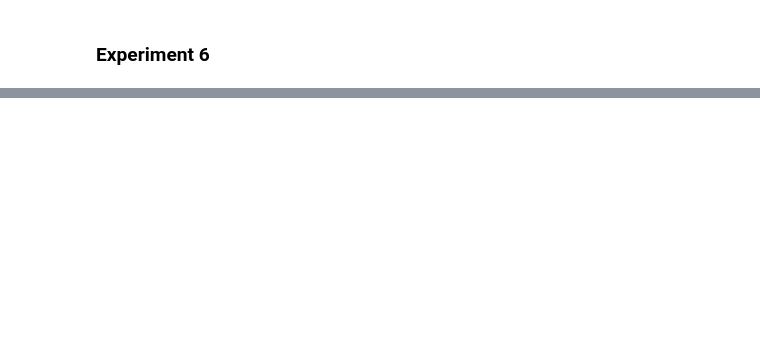
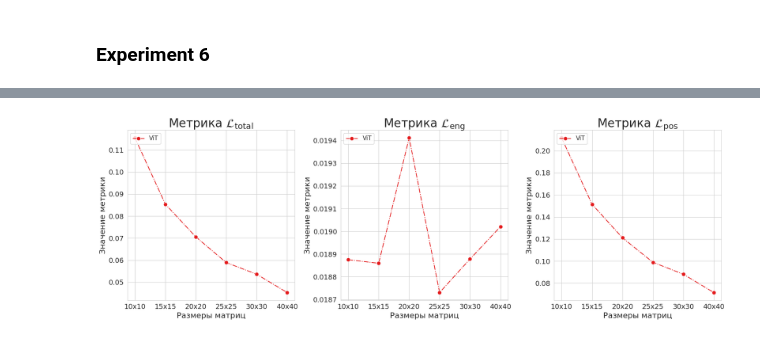
Before and after one commit to dxtvzw/ecal-optimization, a Jupyter notebook: report/data/collect_data.ipynb, the cells around one changed output, grey strips where cells are left out. Cells and saved outputs as stored; diff of their text form; code cells hidden in the pictures; blank space fills up the shorter version.

```diff
--- a/report/data/collect_data.ipynb
+++ b/report/data/collect_data.ipynb
@@ -840,0 +889,67 @@ $\overline{\mathcal{L}}_{\mathsf{pos}}$ & $\mathsf{0.2117}$ & $\mathsf{0.1515}$
+# %%
+cur_df = runs_df.loc[runs_df['group'].str.startswith('exp6')]
+
+models = {
+    "MyViT": "ViT",
+}
+
+shapes = sorted(list(set(cur_df['group'].str.split('_').apply(lambda x: x[1]).tolist())))
+
+metrics = {
+    'val_total': '$\mathcal{L}_{\mathsf{total}}$',
+    'RMSE_E eng': '$\mathcal{L}_{\mathsf{eng}}$',
+    'RMSE pos': '$\mathcal{L}_{\mathsf{pos}}$',
+}
+
+sns.set_style("whitegrid")
+
+palette = sns.color_palette("Set1", len(models))
+
+fig, axes = plt.subplots(1, 3, figsize=(18, 6))
+
+for ax, (metric, latex_metric) in zip(axes, metrics.items()):
+    for i, (old_name, name) in enumerate(models.items()):
+        values = {shape: [] for shape in shapes}
+
+        for shape in shapes:
+            tmp = cur_df.loc[cur_df['group'] == f"exp6_{shape}"]
+
+            tmp = tmp[tmp['summary'].apply(lambda x: metric in x)]
+
+            # changing L_{pos} to be in centimeters
+            tmp['val_total'] = tmp['summary'].apply(lambda x: x['val_total'])
+            tmp['RMSE_E eng'] = tmp['summary'].apply(lambda x: x['RMSE_E eng'])
+            tmp['RMSE pos'] = tmp['summary'].apply(lambda x: x['RMSE pos'])
+
+            tmp['RMSE pos'] = convert(tmp['RMSE pos'], shape)
+            tmp['val_total'] = 0.5 * tmp['RMSE_E eng'] + 0.5 * tmp['RMSE pos']
+
+            values[shape] = tmp[metric].tolist()
+
+        sorted_values = sorted(values.items(), key=lambda x: shapes.index(x[0]))
+
+        sorted_shapes, sorted_metrics = zip(*sorted_values)
+
+        sns.lineplot(
+            x=sorted_shapes,
+            y=[np.min(x) for x in sorted_metrics],
+            ax=ax,
+            color=palette[i],
+            label=name,
+            marker='o',
+            markersize=8,
+            linestyle='-.',
+            linewidth=1.5,
+        )
+
+    ax.set_title(f"Метрика {latex_metric}", fontsize=24)
+    ax.set_xlabel('Размеры матриц', fontsize=16)
+    ax.set_ylabel('Значение метрики', fontsize=16)
+    ax.legend(fontsize=12, loc='upper left')
+    ax.tick_params(axis='both', which='major', labelsize=14)
+
+plt.tight_layout()
+plt.savefig('../graphics/best_vit')
+plt.show()
+# %% [output]
+[figure, added]
```
Also changed, not shown: parts of 11 cells of this notebook, 9 other files.
